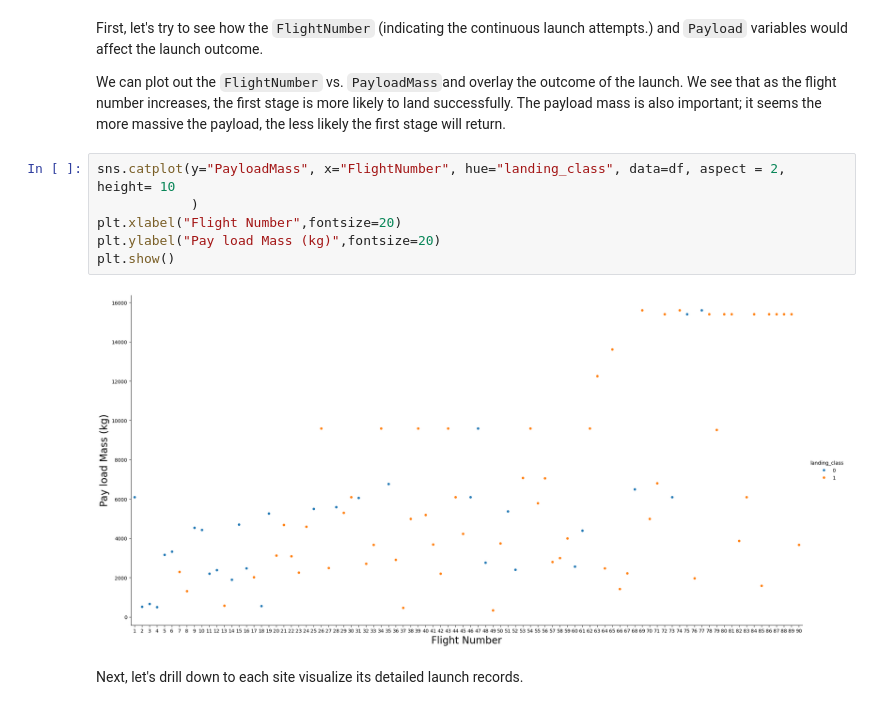
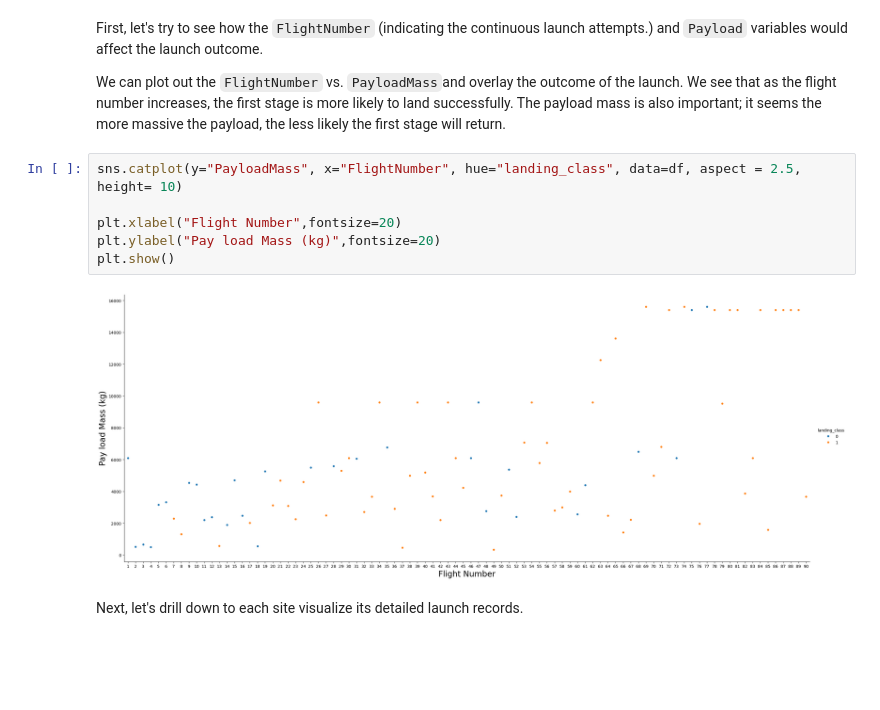
Before and after one commit to ponchi1102/IBM-Data-Science---Capstone-Project, a Jupyter notebook: jupyter-labs-eda-dataviz-v2.ipynb, the cells around one changed output. Cells and saved outputs as stored; diff of their text form; blank space fills up the shorter version.

```diff
--- a/jupyter-labs-eda-dataviz-v2.ipynb
+++ b/jupyter-labs-eda-dataviz-v2.ipynb
@@ -77,13 +79,13 @@ First, let's try to see how the `FlightNumber` (indicating the continuous launch
 
 We can plot out the <code>FlightNumber</code> vs. <code>PayloadMass</code>and overlay the outcome of the launch. We see that as the flight number increases, the first stage is more likely to land successfully. The payload mass is also important; it seems the more massive the payload, the less likely the first stage will return.
 # %%
-sns.catplot(y="PayloadMass", x="FlightNumber", hue="landing_class", data=df, aspect = 2, height= 10
-            )
+sns.catplot(y="PayloadMass", x="FlightNumber", hue="landing_class", data=df, aspect = 2.5, height= 10)
+
 plt.xlabel("Flight Number",fontsize=20)
 plt.ylabel("Pay load Mass (kg)",fontsize=20)
 plt.show()
 # %% [output]
-[figure, old version]
+[figure, new version]
 # %% [markdown]
 Next, let's drill down to each site visualize its detailed launch records.
 # %% [markdown]
```
Also changed, not shown: parts of 5 cells of this notebook.
